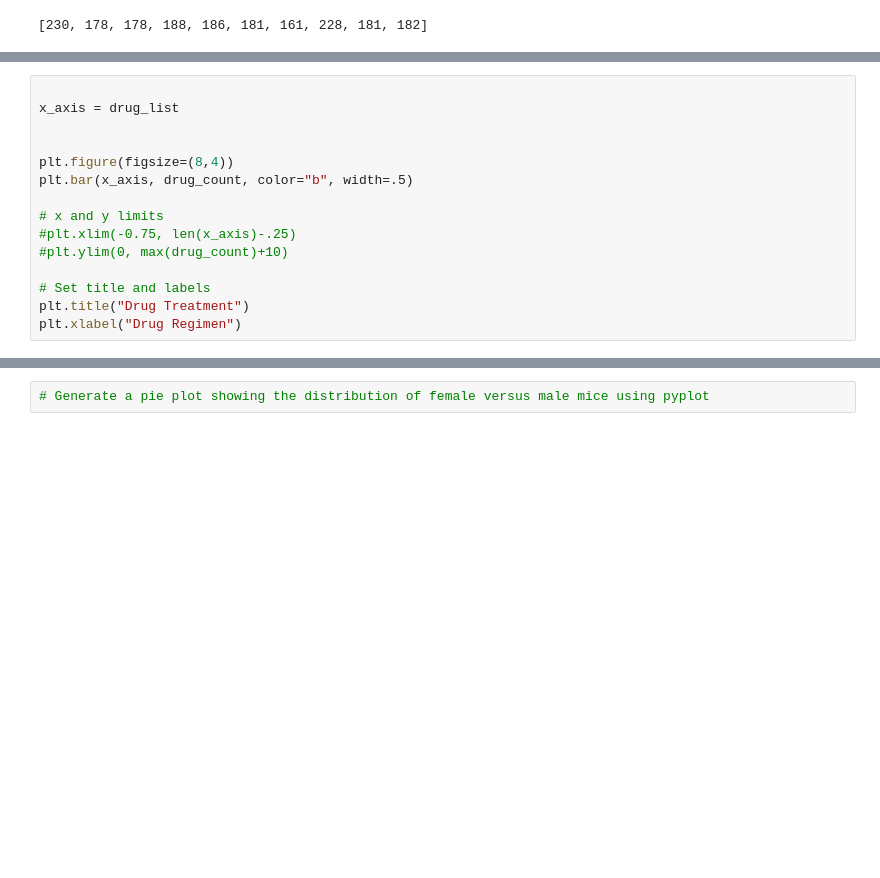
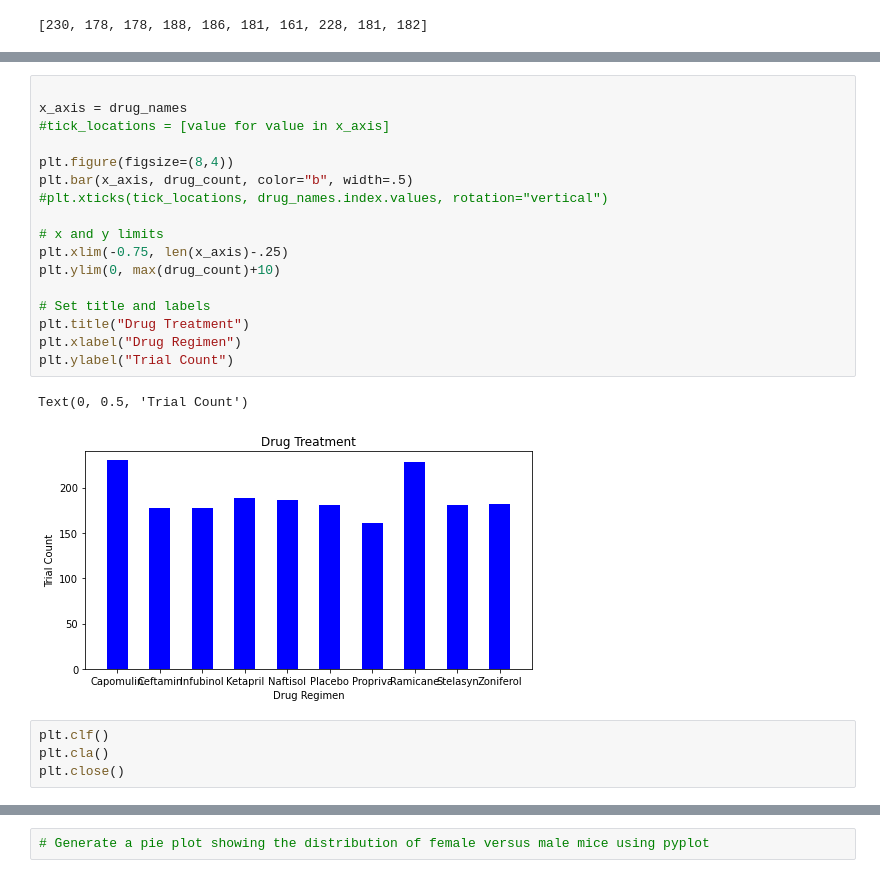
Before and after one commit to KendallMcCroy/Matplotlib-Homework-5, a Jupyter notebook: Pymaceuticals/pymaceuticals_starter.ipynb, the cells around one changed output, grey strips where cells are left out. Saved outputs shown, nothing was run; the diff lists cells and outputs as text; blank space fills up the shorter version.

```diff
--- a/Pymaceuticals/pymaceuticals_starter.ipynb
+++ b/Pymaceuticals/pymaceuticals_starter.ipynb
@@ -162,17 +160,26 @@ NameError: name 'np' is not defined
 # %%
 
-x_axis = drug_list
-
+x_axis = drug_names
+#tick_locations = [value for value in x_axis]
 
 plt.figure(figsize=(8,4))
 plt.bar(x_axis, drug_count, color="b", width=.5)
+#plt.xticks(tick_locations, drug_names.index.values, rotation="vertical")
 
 # x and y limits
-#plt.xlim(-0.75, len(x_axis)-.25)
-#plt.ylim(0, max(drug_count)+10)
+plt.xlim(-0.75, len(x_axis)-.25)
+plt.ylim(0, max(drug_count)+10)
 
 # Set title and labels
 plt.title("Drug Treatment")
 plt.xlabel("Drug Regimen")
+plt.ylabel("Trial Count")
+# %% [output]
+Text(0, 0.5, 'Trial Count')
+[figure, added]
+# %%
+plt.clf()
+plt.cla()
+plt.close()
 # %%
 # Generate a pie plot showing the distribution of female versus male mice using Pandas
```
Also changed, not shown: parts of 3 cells of this notebook.
